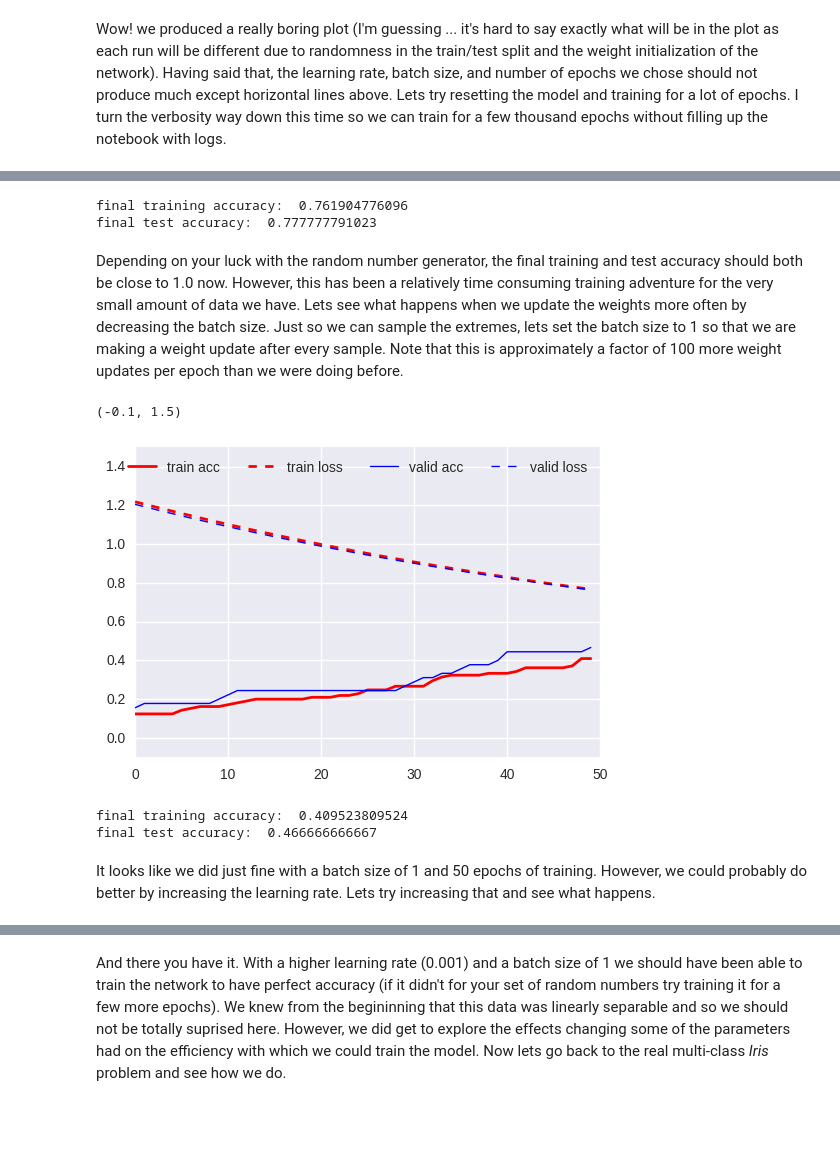
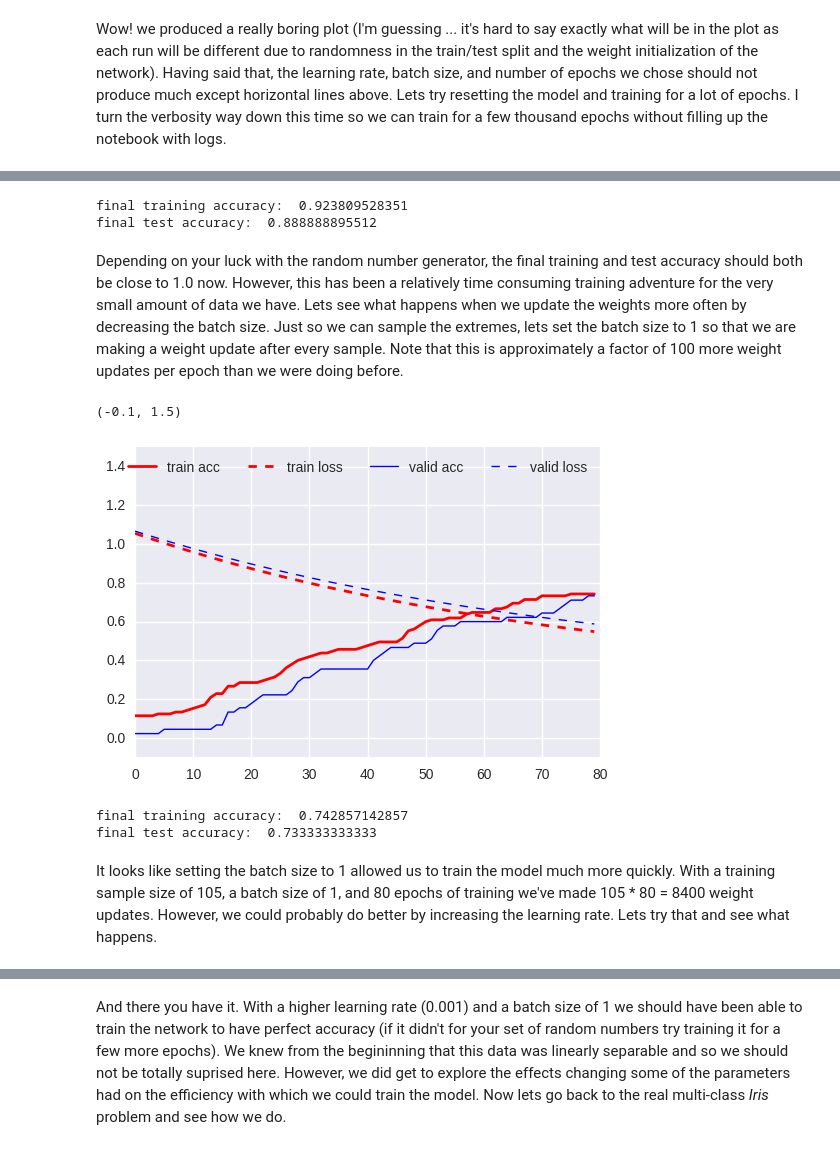
Before and after one commit to galtay/keras_examples, a Jupyter notebook: classifier_examples.ipynb, the cells around one changed output, grey strips where cells are left out. Cells and saved outputs as stored; diff of their text form; code cells hidden in the pictures; blank space fills up the shorter version.

```diff
--- a/classifier_examples.ipynb
+++ b/classifier_examples.ipynb
@@ -260,7 +264,7 @@ Wow!  we produced a really boring plot (I'm guessing ... it's hard to say exactl
 model_binary.set_weights(weights_initial)
 mdlout_binary = model_binary.fit(
     Xtrain_scld, Ytrain, validation_data=(Xtest_scld, Ytest),
-    batch_size=105, nb_epoch=5000, verbose=0)
+    batch_size=105, nb_epoch=8000, verbose=0)
 plt.plot(mdlout_binary.history['acc'], color='red', ls='-', lw=2.0, label='train acc')
 plt.plot(mdlout_binary.history['loss'], color='red', ls='--', lw=2.0, label='train loss')
 plt.plot(mdlout_binary.history['val_acc'], color='blue', ls='-', lw=1.0, label='valid acc')
@@ -275,7 +279,7 @@ That's more like it.  With 5000 epochs of training and 1 weight update per epoch
 # %%
 mdlout_binary = model_binary.fit(
     Xtrain_scld, Ytrain, validation_data=(Xtest_scld, Ytest),
-    batch_size=105, nb_epoch=5000, verbose=0)
+    batch_size=105, nb_epoch=8000, verbose=0)
 plt.plot(mdlout_binary.history['acc'], color='red', ls='-', lw=2.0, label='train acc')
 plt.plot(mdlout_binary.history['loss'], color='red', ls='--', lw=2.0, label='train loss')
 plt.plot(mdlout_binary.history['val_acc'], color='blue', ls='-', lw=1.0, label='valid acc')
@@ -289,32 +293,32 @@ plt.ylim(-0.1, 1.5)
 print('final training accuracy: ', mdlout_binary.history['acc'][-1])
 print('final test accuracy: ', mdlout_binary.history['val_acc'][-1])
 # %% [output]
-final training accuracy:  0.761904776096
-final test accuracy:  0.777777791023
+final training accuracy:  0.923809528351
+final test accuracy:  0.888888895512
 # %% [markdown]
 Depending on your luck with the random number generator, the final training and test accuracy should both be close to 1.0 now.  However, this has been a relatively time consuming training adventure for the very small amount of data we have.  Lets see what happens when we update the weights more often by decreasing the batch size.  Just so we can sample the extremes, lets set the batch size to 1 so that we are making a weight update after every sample.  Note that this is approximately a factor of 100 more weight updates per epoch than we were doing before.
 # %%
 model_binary.set_weights(weights_initial)
 mdlout_binary = model_binary.fit(
     Xtrain_scld, Ytrain, validation_data=(Xtest_scld, Ytest),
-    batch_size=1, nb_epoch=50, verbose=0)
+    batch_size=1, nb_epoch=80, verbose=0)
 plt.plot(mdlout_binary.history['acc'], color='red', ls='-', lw=2.0, label='train acc')
 plt.plot(mdlout_binary.history['loss'], color='red', ls='--', lw=2.0, label='train loss')
 plt.plot(mdlout_binary.history['val_acc'], color='blue', ls='-', lw=1.0, label='valid acc')
 plt.plot(mdlout_binary.history['val_loss'], color='blue', ls='--', lw=1.0, label='valid loss')
 plt.legend(ncol=4)
 plt.ylim(-0.1, 1.5)
 # %% [output]
 (-0.1, 1.5)
-[figure, old version]
+[figure, new version]
 # %%
 print('final training accuracy: ', mdlout_binary.history['acc'][-1])
 print('final test accuracy: ', mdlout_binary.history['val_acc'][-1])
 # %% [output]
-final training accuracy:  0.409523809524
-final test accuracy:  0.466666666667
+final training accuracy:  0.742857142857
+final test accuracy:  0.733333333333
 # %% [markdown]
-It looks like we did just fine with a batch size of 1 and 50 epochs of training.  However, we could probably do better by increasing the learning rate.  Lets try increasing that and see what happens.
+It looks like setting the batch size to 1 allowed us to train the model much more quickly.  With a training sample size of 105, a batch size of 1, and 80 epochs of training we've made 105 * 80  = 8400 weight updates.  However, we could probably do better by increasing the learning rate.  Lets try that and see what happens.
 # %%
 optimizer = keras.optimizers.SGD(lr=1.0e-3)
 loss = 'binary_crossentropy'
```
Also changed, not shown: parts of 11 cells of this notebook.
